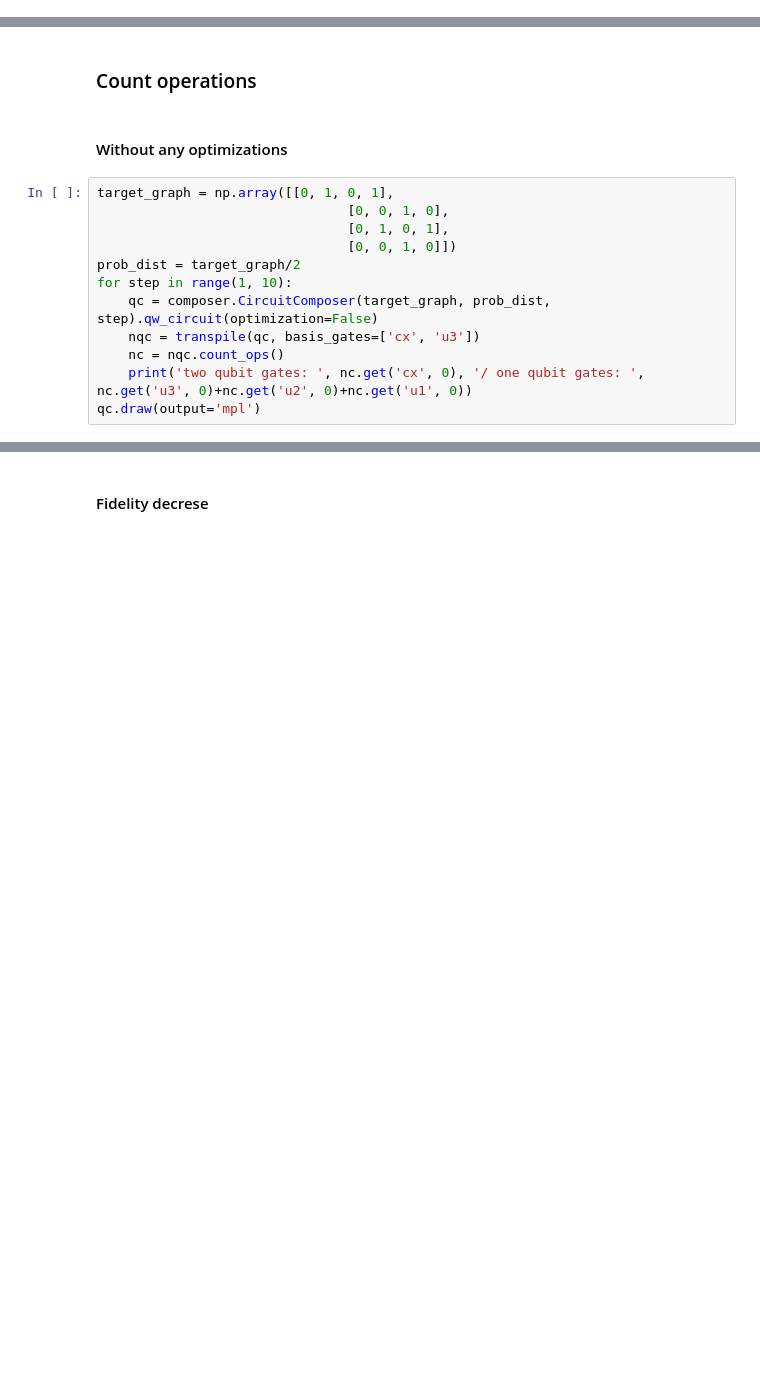
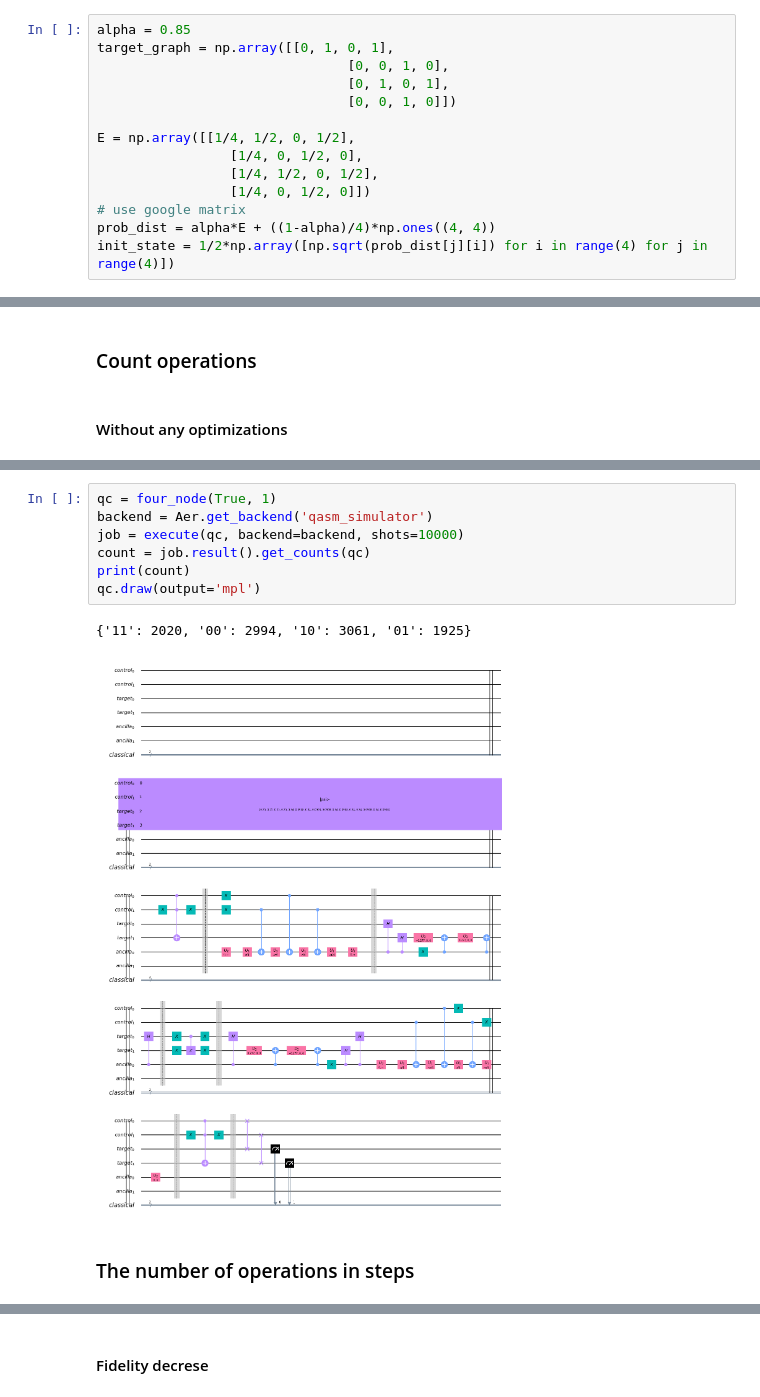
Before and after one commit to Chibikuri/qwopt, a Jupyter notebook: notebook/benchmark.ipynb, the cells around one changed output, grey strips where cells are left out. Saved outputs shown, nothing was run; the diff lists cells and outputs as text; blank space fills up the shorter version.

```diff
--- a/notebook/benchmark.ipynb
+++ b/notebook/benchmark.ipynb
@@ -15,3 +31,17 @@ from qiskit import transpile
+# %%
+alpha = 0.85
+target_graph = np.array([[0, 1, 0, 1],
+                                [0, 0, 1, 0],
+                                [0, 1, 0, 1],
+                                [0, 0, 1, 0]])
+
+E = np.array([[1/4, 1/2, 0, 1/2],
+                 [1/4, 0, 1/2, 0],
+                 [1/4, 1/2, 0, 1/2],
+                 [1/4, 0, 1/2, 0]])
+# use google matrix
+prob_dist = alpha*E + ((1-alpha)/4)*np.ones((4, 4))
+init_state = 1/2*np.array([np.sqrt(prob_dist[j][i]) for i in range(4) for j in range(4)])
 # %% [markdown]
 ### Check points
 - How to decrease the fidelity over the number of steps
@@ -20,15 +50,3 @@ from qiskit import transpile
 ### Count operations
 # %% [markdown]
 #### Without any optimizations
-# %%
-target_graph = np.array([[0, 1, 0, 1],
-                                [0, 0, 1, 0],
-                                [0, 1, 0, 1],
-                                [0, 0, 1, 0]])
-prob_dist = target_graph/2
-for step in range(1, 10):
-    qc = composer.CircuitComposer(target_graph, prob_dist, step).qw_circuit(optimization=False)
-    nqc = transpile(qc, basis_gates=['cx', 'u3'])
-    nc = nqc.count_ops()
-    print('two qubit gates: ', nc.get('cx', 0), '/ one qubit gates: ', nc.get('u3', 0)+nc.get('u2', 0)+nc.get('u1', 0))
-qc.draw(output='mpl')
@@ -54,0 +164,12 @@ two qubit gates:  1899 / one qubit gates:  2474
+# %%
+qc = four_node(True, 1)
+backend = Aer.get_backend('qasm_simulator')
+job = execute(qc, backend=backend, shots=10000)
+count = job.result().get_counts(qc)
+print(count)
+qc.draw(output='mpl')
+# %% [output]
+{'11': 2020, '00': 2994, '10': 3061, '01': 1925}
+[figure, added]
+# %% [markdown]
+### The number of operations in steps
```
Also changed, not shown: parts of 28 cells of this notebook, 9 other files.
